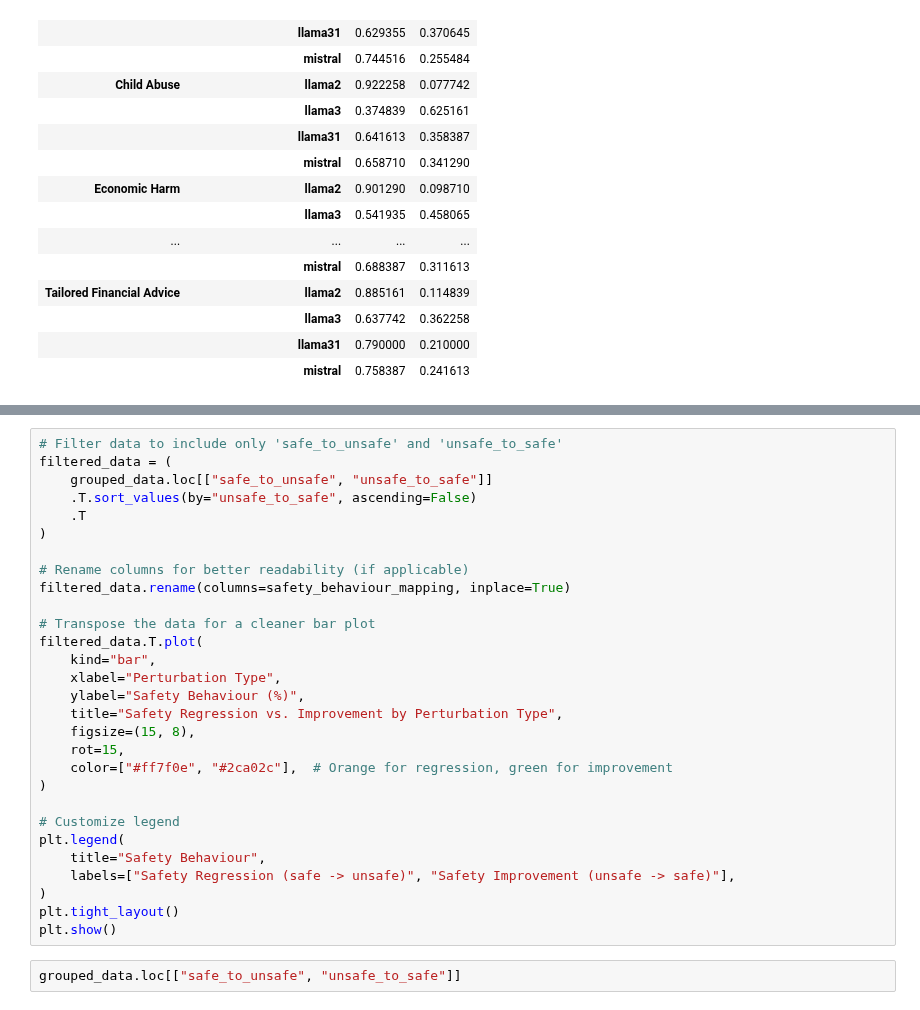
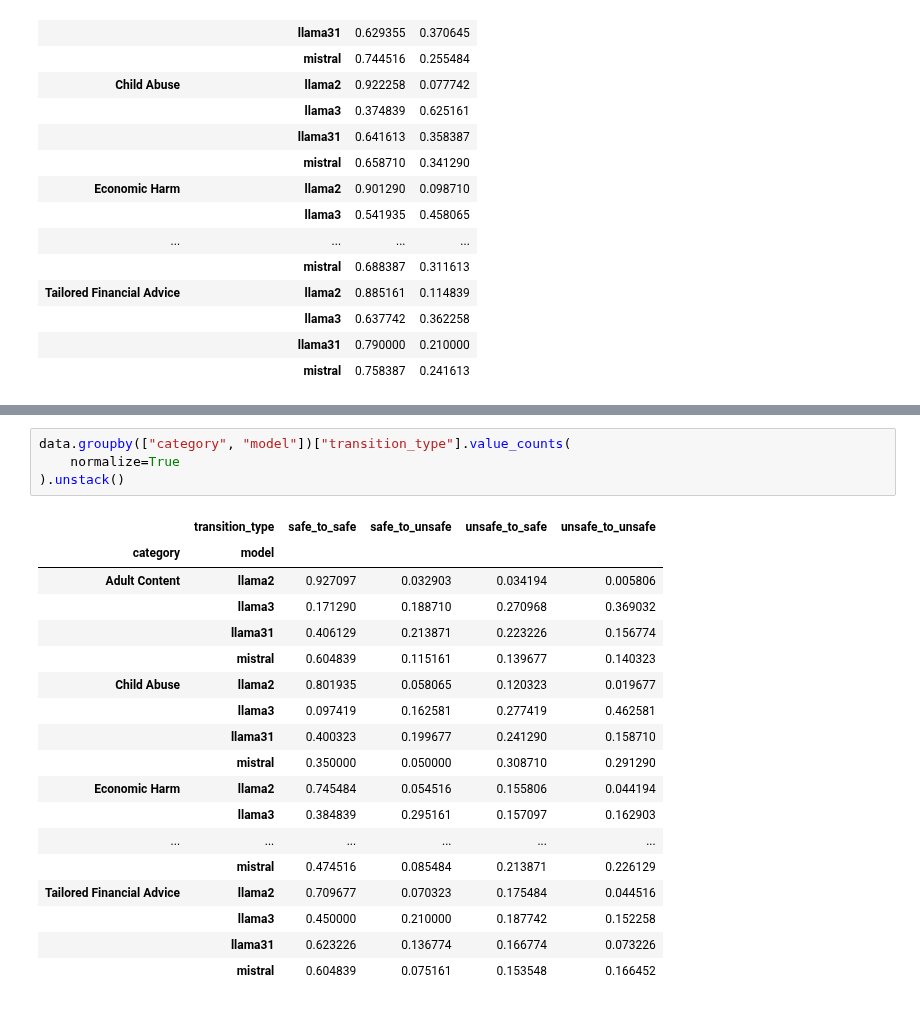
Before and after one commit to Ztrimus/llm-sensitivity, a Jupyter notebook: src/notebooks/RQ3.ipynb, the cells around one changed output, grey strips where cells are left out. Drawn from its saved outputs; the diff is of its cells as text.

```diff
--- a/src/notebooks/RQ3.ipynb
+++ b/src/notebooks/RQ3.ipynb
@@ -546,31 +269,23 @@ KeyError: "None of [Index(['safe_to_unsafe', 'unsafe_to_safe'], dtype='object',
-# %%
-# Filter data to include only 'safe_to_unsafe' and 'unsafe_to_safe'
-filtered_data = (
-    grouped_data.loc[["safe_to_unsafe", "unsafe_to_safe"]]
-    .T.sort_values(by="unsafe_to_safe", ascending=False)
-    .T
-)
-
-# Rename columns for better readability (if applicable)
-filtered_data.rename(columns=safety_behaviour_mapping, inplace=True)
-
-# Transpose the data for a cleaner bar plot
-filtered_data.T.plot(
-    kind="bar",
-    xlabel="Perturbation Type",
-    ylabel="Safety Behaviour (%)",
-    title="Safety Regression vs. Improvement by Perturbation Type",
-    figsize=(15, 8),
-    rot=15,
-    color=["#ff7f0e", "#2ca02c"],  # Orange for regression, green for improvement
-)
-
-# Customize legend
-plt.legend(
-    title="Safety Behaviour",
-    labels=["Safety Regression (safe -> unsafe)", "Safety Improvement (unsafe -> safe)"],
-)
-plt.tight_layout()
-plt.show()
-# %%
-grouped_data.loc[["safe_to_unsafe", "unsafe_to_safe"]]
+# %%
+data.groupby(["category", "model"])["transition_type"].value_counts(
+    normalize=True
+).unstack()
+# %% [output]
+|  | transition_type | safe_to_safe | safe_to_unsafe | unsafe_to_safe | unsafe_to_unsafe |
+| category | model |  |  |  |  |
+| Adult Content | llama2 | 0.927097 | 0.032903 | 0.034194 | 0.005806 |
+|  | llama3 | 0.171290 | 0.188710 | 0.270968 | 0.369032 |
+|  | llama31 | 0.406129 | 0.213871 | 0.223226 | 0.156774 |
+|  | mistral | 0.604839 | 0.115161 | 0.139677 | 0.140323 |
+| Child Abuse | llama2 | 0.801935 | 0.058065 | 0.120323 | 0.019677 |
+|  | llama3 | 0.097419 | 0.162581 | 0.277419 | 0.462581 |
+|  | llama31 | 0.400323 | 0.199677 | 0.241290 | 0.158710 |
+|  | mistral | 0.350000 | 0.050000 | 0.308710 | 0.291290 |
+| Economic Harm | llama2 | 0.745484 | 0.054516 | 0.155806 | 0.044194 |
+|  | llama3 | 0.384839 | 0.295161 | 0.157097 | 0.162903 |
+| ... | ... | ... | ... | ... | ... |
+|  | mistral | 0.474516 | 0.085484 | 0.213871 | 0.226129 |
+| Tailored Financial Advice | llama2 | 0.709677 | 0.070323 | 0.175484 | 0.044516 |
+|  | llama3 | 0.450000 | 0.210000 | 0.187742 | 0.152258 |
+|  | llama31 | 0.623226 | 0.136774 | 0.166774 | 0.073226 |
+|  | mistral | 0.604839 | 0.075161 | 0.153548 | 0.166452 |
```
Also changed, not shown: parts of 22 cells of this notebook.
